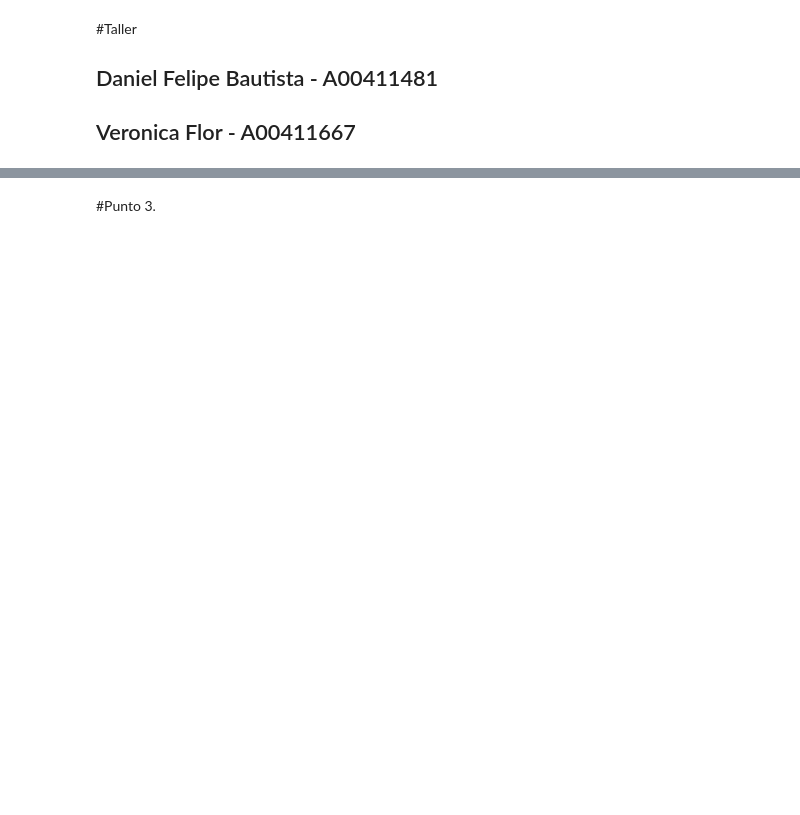
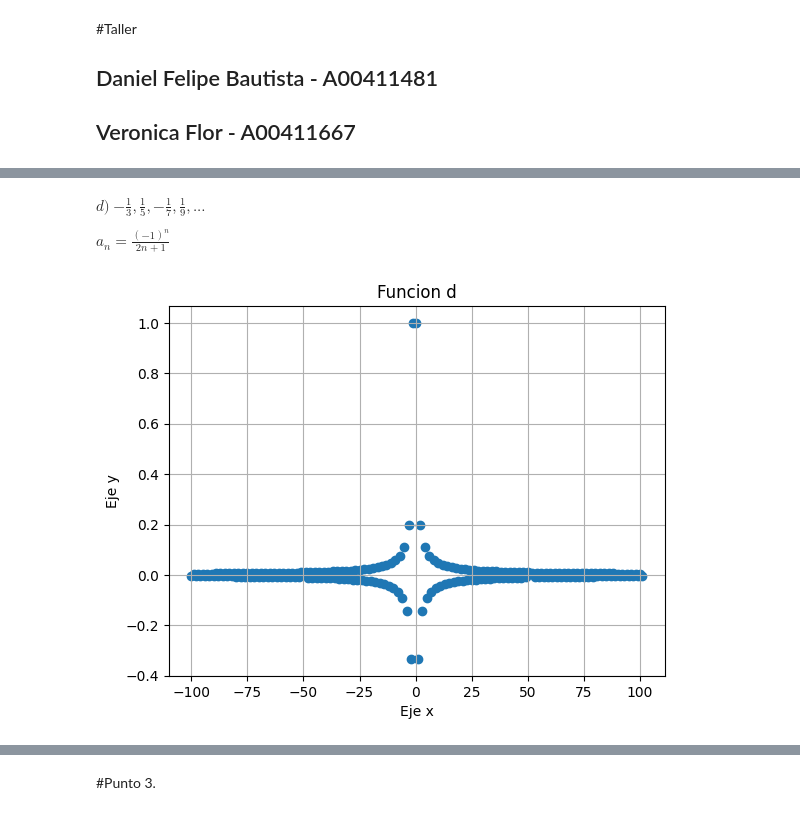
Before and after one commit to MonoIngeniero/matem-ticas-aplicadas, a Jupyter notebook: Taller_5.ipynb, the cells around one changed output, grey strips where cells are left out. Drawn from its saved outputs; the diff is of its cells as text; code cells hidden in the pictures; blank space fills up the shorter version.

```diff
--- a/Taller_5.ipynb
+++ b/Taller_5.ipynb
@@ -75,0 +66,17 @@ $Convergente$
+# %% [markdown]
+$d)$  $-\frac{1}{3},\frac{1}{5},-\frac{1}{7},\frac{1}{9},...$
+
+$a_n = \frac{(-1)^n}{2n+1}$
+# %%
+n = np.linspace(-100, 101, 200)
+n = np.round(n)
+a = (-1)**n/(2*n+1)
+
+plt.title("Funcion d")
+plt.xlabel("Eje x")
+plt.ylabel("Eje y")
+plt.scatter(n, a)
+plt.grid(linestyle = "-")
+plt.show()
+# %% [output]
+[figure, added]
```
Also changed, not shown: parts of 50 cells of this notebook.
